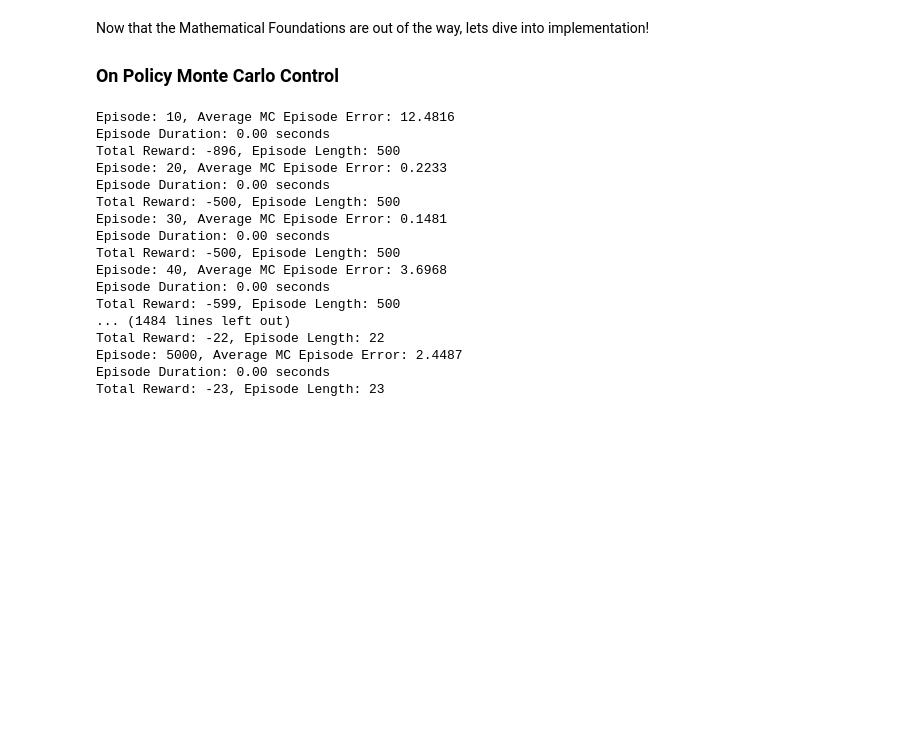
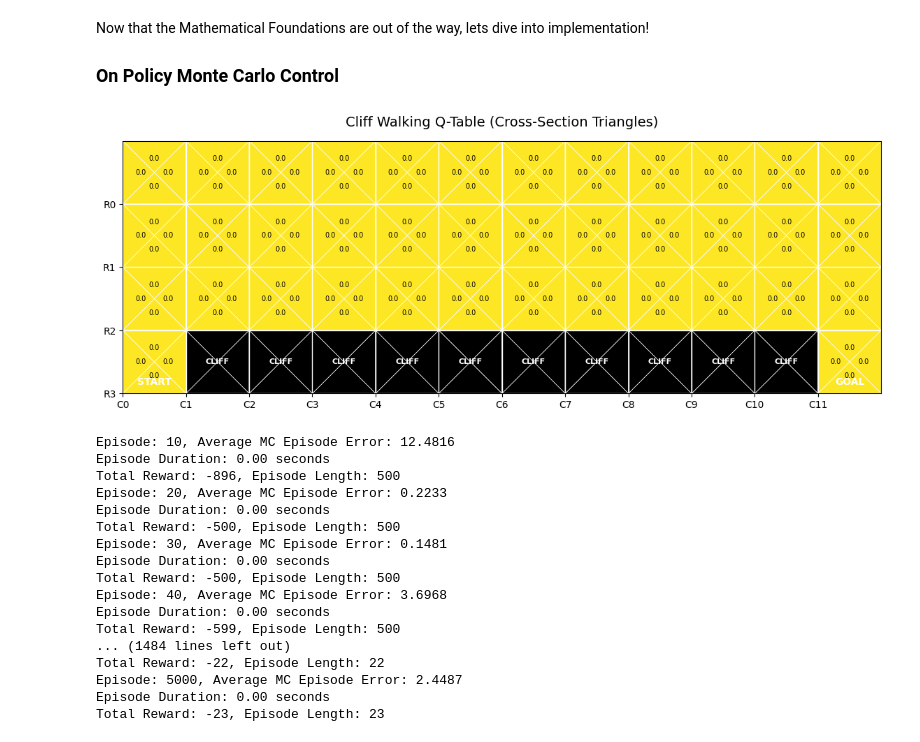
Before and after one commit to tahsinhasem/RL-Guides, a Jupyter notebook: cliff_walking.ipynb, the cells around one changed output. Saved outputs shown, nothing was run; the diff lists cells and outputs as text; code cells hidden in the pictures; blank space fills up the shorter version.

Commit message:
Added Q Table images

```diff
--- a/cliff_walking.ipynb
+++ b/cliff_walking.ipynb
@@ -140,22 +145,26 @@ Now that the Mathematical Foundations are out of the way, lets dive into impleme
 # %%
 # Setup
 gemma = 0.9
 epsilon = 0.1
 alpha = 0.1
 num_episodes = 5000
 MAX_STEPS_PER_EPISODE = 500
 
 
 env = gym.make("CliffWalking-v1", max_episode_steps=MAX_STEPS_PER_EPISODE)
 
 action_space = np.arange(env.action_space.n)
 observation_space = np.arange(env.observation_space.n)
 
 q_table = np.zeros((len(observation_space), len(action_space)))
 episode_lengths = []
 episode_rewards = []
 episode_durations = []
 episode_avg_mc_error = []
+
+plot_q_table(q_table=q_table)
+# %% [output]
+[figure, added]
 # %%
 # Monte Carlo Control with Exploring Starts
 
```
Also changed, not shown: parts of 2 cells of this notebook.
